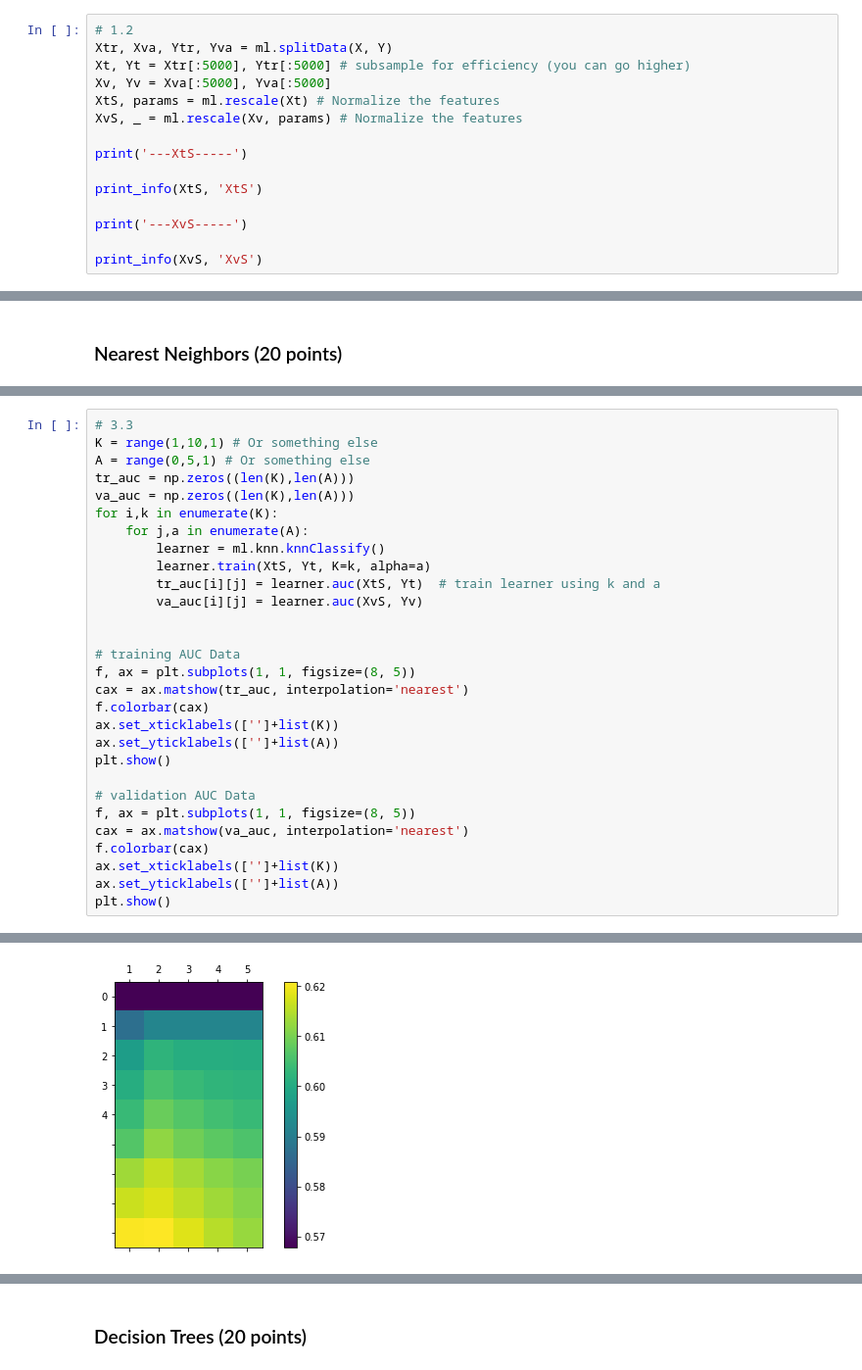
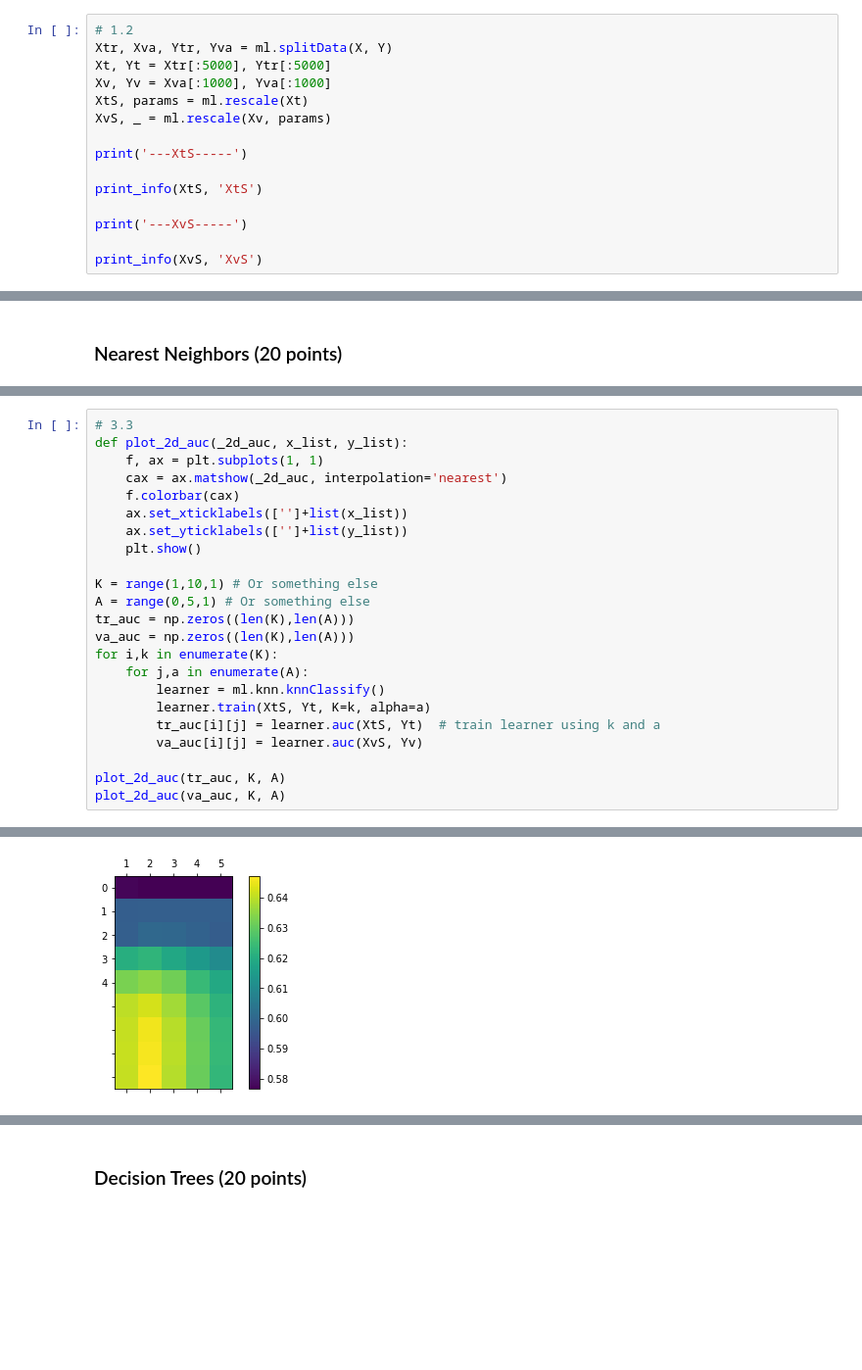
Before and after one commit to Tivcrmn/uci-cs273a, a Jupyter notebook: HW4/Homework4_11_20.ipynb, the cells around one changed output, grey strips where cells are left out. Shown: that part at 98% size. Drawn from its saved outputs; the diff is of its cells as text; blank space fills up the shorter version.

```diff
--- a/HW4/Homework4_11_20.ipynb
+++ b/HW4/Homework4_11_20.ipynb
@@ -41,10 +44,10 @@ print_info(X, '')
 # %%
 # 1.2
 Xtr, Xva, Ytr, Yva = ml.splitData(X, Y)
-Xt, Yt = Xtr[:5000], Ytr[:5000] # subsample for efficiency (you can go higher)
-Xv, Yv = Xva[:5000], Yva[:5000]
-XtS, params = ml.rescale(Xt) # Normalize the features
-XvS, _ = ml.rescale(Xv, params) # Normalize the features
+Xt, Yt = Xtr[:5000], Ytr[:5000]
+Xv, Yv = Xva[:1000], Yva[:1000]
+XtS, params = ml.rescale(Xt)
+XvS, _ = ml.rescale(Xv, params)
 
 print('---XtS-----')
 
@@ -154,5 +147,13 @@ nearest_neighbors_print(Xt, Yt, Xv, Yv)
 # %%
 # 3.3
+def plot_2d_auc(_2d_auc, x_list, y_list):
+    f, ax = plt.subplots(1, 1)
+    cax = ax.matshow(_2d_auc, interpolation='nearest')
+    f.colorbar(cax)
+    ax.set_xticklabels(['']+list(x_list))
+    ax.set_yticklabels(['']+list(y_list))
+    plt.show()
+
 K = range(1,10,1) # Or something else
 A = range(0,5,1) # Or something else
 tr_auc = np.zeros((len(K),len(A)))
@@ -164,20 +165,6 @@ for i,k in enumerate(K):
         tr_auc[i][j] = learner.auc(XtS, Yt)  # train learner using k and a
         va_auc[i][j] = learner.auc(XvS, Yv)
 
-
-# training AUC Data
-f, ax = plt.subplots(1, 1, figsize=(8, 5))
-cax = ax.matshow(tr_auc, interpolation='nearest')
-f.colorbar(cax)
-ax.set_xticklabels(['']+list(K))
-ax.set_yticklabels(['']+list(A))
-plt.show()
-
-# validation AUC Data
-f, ax = plt.subplots(1, 1, figsize=(8, 5))
-cax = ax.matshow(va_auc, interpolation='nearest')
-f.colorbar(cax)
-ax.set_xticklabels(['']+list(K))
-ax.set_yticklabels(['']+list(A))
-plt.show()
+plot_2d_auc(tr_auc, K, A)
+plot_2d_auc(va_auc, K, A)
 # %% [output]
@@ -185 +172 @@ plt.show()
-[figure, old version]
+[figure, new version]
```
Also changed, not shown: parts of 21 cells of this notebook.
